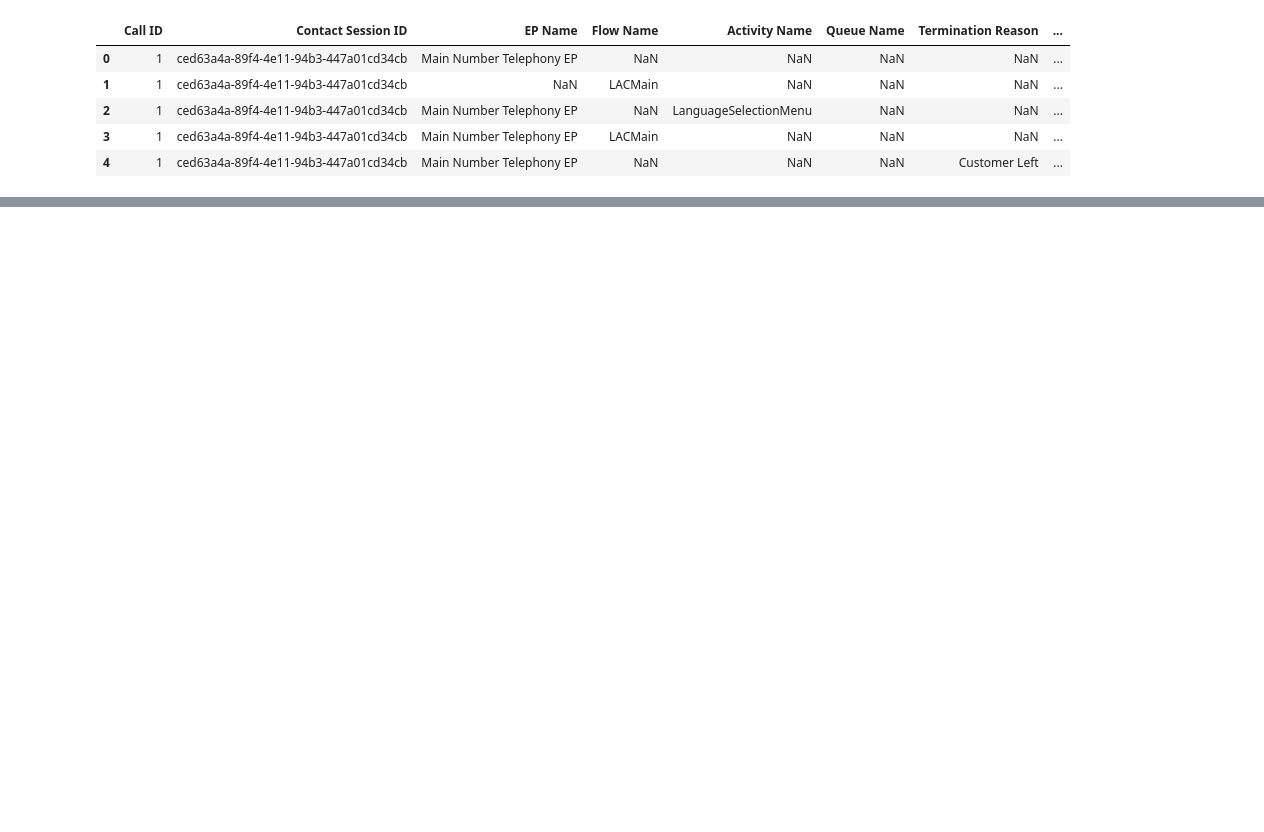
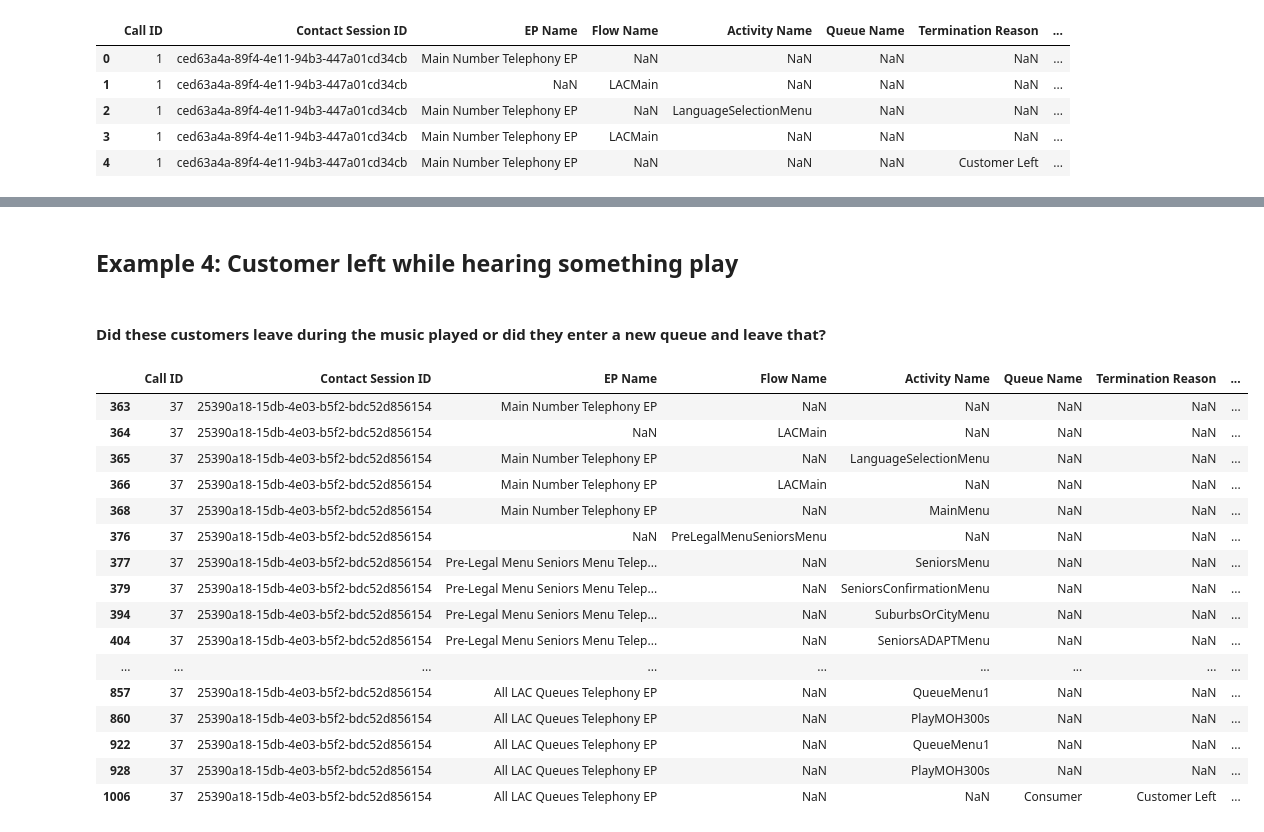
Before and after one commit to arvindkrishna87/STAT390_LegalAid_Fall2025, a Jupyter notebook: Code/Verbiage analysis/Meera Trivedi/Customer Abandonment_Oct20_Meera.ipynb, the cells around one changed output, grey strips where cells are left out. Drawn from its saved outputs; the diff is of its cells as text; code cells hidden in the pictures; blank space fills up the shorter version.

```diff
--- a/Code/Verbiage analysis/Meera Trivedi/Customer Abandonment_Oct20_Meera.ipynb
+++ b/Code/Verbiage analysis/Meera Trivedi/Customer Abandonment_Oct20_Meera.ipynb
@@ -129,0 +268,24 @@ calls_customer_left.head(5)
+# %% [markdown]
+## Example 4: Customer left while hearing something play
+# %% [markdown]
+#### Did these customers leave during the music played or did they enter a new queue and leave that?
+# %%
+calls_customer_left[calls_customer_left["Call ID"] == 37]
+# %% [output]
+|  | Call ID | Contact Session ID | EP Name | Flow Name | Activity Name | Queue Name | Termination Reason | ... |
+| 363 | 37 | 25390a18-15db-4e03-b5f2-bdc52d856154 | Main Number Telephony EP | NaN | NaN | NaN | NaN | ... |
+| 364 | 37 | 25390a18-15db-4e03-b5f2-bdc52d856154 | NaN | LACMain | NaN | NaN | NaN | ... |
+| 365 | 37 | 25390a18-15db-4e03-b5f2-bdc52d856154 | Main Number Telephony EP | NaN | LanguageSelectionMenu | NaN | NaN | ... |
+| 366 | 37 | 25390a18-15db-4e03-b5f2-bdc52d856154 | Main Number Telephony EP | LACMain | NaN | NaN | NaN | ... |
+| 368 | 37 | 25390a18-15db-4e03-b5f2-bdc52d856154 | Main Number Telephony EP | NaN | MainMenu | NaN | NaN | ... |
+| 376 | 37 | 25390a18-15db-4e03-b5f2-bdc52d856154 | NaN | PreLegalMenuSeniorsMenu | NaN | NaN | NaN | ... |
+| 377 | 37 | 25390a18-15db-4e03-b5f2-bdc52d856154 | Pre-Legal Menu Seniors Menu Telep... | NaN | SeniorsMenu | NaN | NaN | ... |
+| 379 | 37 | 25390a18-15db-4e03-b5f2-bdc52d856154 | Pre-Legal Menu Seniors Menu Telep... | NaN | SeniorsConfirmationMenu | NaN | NaN | ... |
+| 394 | 37 | 25390a18-15db-4e03-b5f2-bdc52d856154 | Pre-Legal Menu Seniors Menu Telep... | NaN | SuburbsOrCityMenu | NaN | NaN | ... |
+| 404 | 37 | 25390a18-15db-4e03-b5f2-bdc52d856154 | Pre-Legal Menu Seniors Menu Telep... | NaN | SeniorsADAPTMenu | NaN | NaN | ... |
+| ... | ... | ... | ... | ... | ... | ... | ... | ... |
+| 857 | 37 | 25390a18-15db-4e03-b5f2-bdc52d856154 | All LAC Queues Telephony EP | NaN | QueueMenu1 | NaN | NaN | ... |
+| 860 | 37 | 25390a18-15db-4e03-b5f2-bdc52d856154 | All LAC Queues Telephony EP | NaN | PlayMOH300s | NaN | NaN | ... |
+| 922 | 37 | 25390a18-15db-4e03-b5f2-bdc52d856154 | All LAC Queues Telephony EP | NaN | QueueMenu1 | NaN | NaN | ... |
+| 928 | 37 | 25390a18-15db-4e03-b5f2-bdc52d856154 | All LAC Queues Telephony EP | NaN | PlayMOH300s | NaN | NaN | ... |
+| 1006 | 37 | 25390a18-15db-4e03-b5f2-bdc52d856154 | All LAC Queues Telephony EP | NaN | NaN | Consumer | Customer Left | ... |
```
Also changed, not shown: parts of 24 cells of this notebook.
